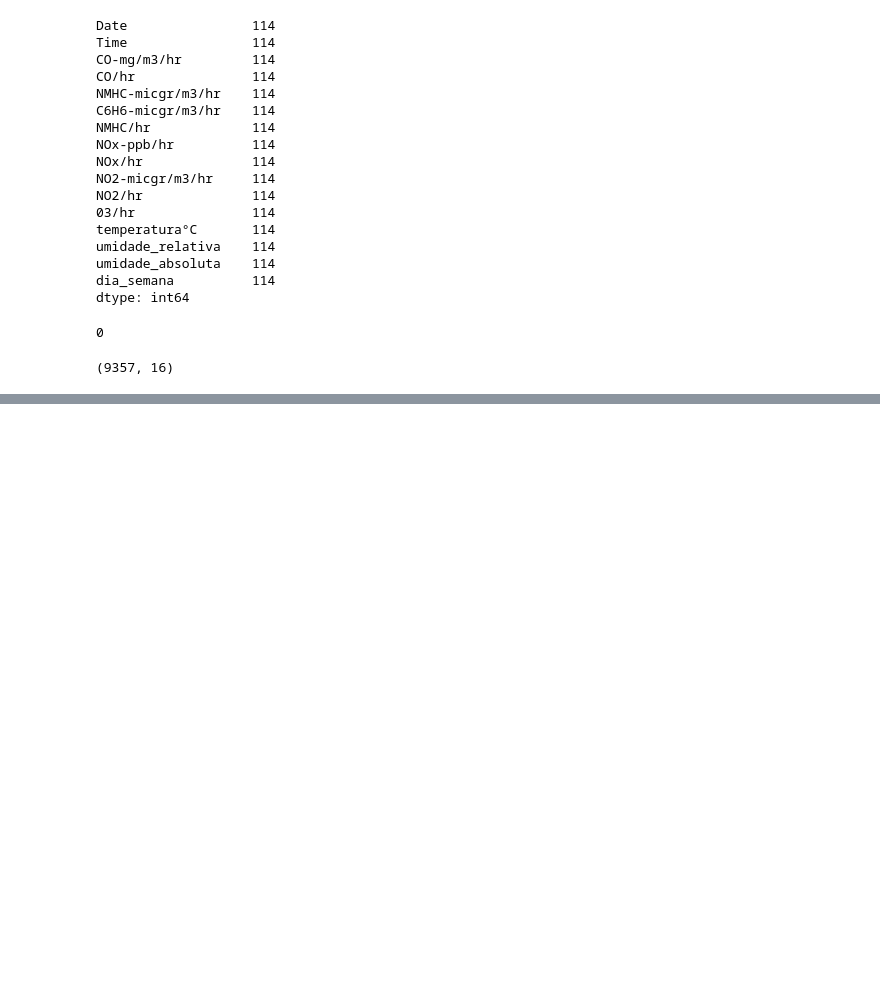
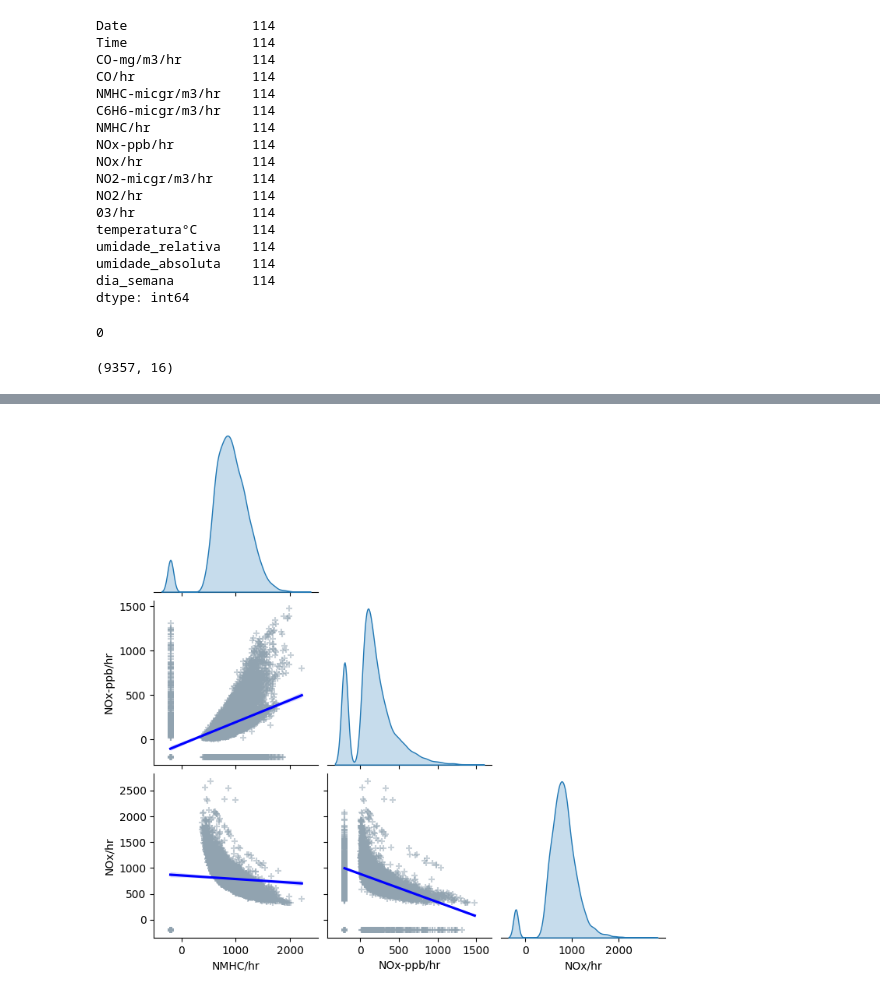
Before and after one commit to jairobernardesjunior/Qualidade_do_ar, a Jupyter notebook: qualidade_do_ar_analisa.ipynb, the cells around one changed output, grey strips where cells are left out. Drawn from its saved outputs; the diff is of its cells as text; code cells hidden in the pictures; blank space fills up the shorter version.

```diff
--- a/qualidade_do_ar_analisa.ipynb
+++ b/qualidade_do_ar_analisa.ipynb
@@ -249,0 +294,16 @@ df_quality.shape
+# %%
+# verificando a distribuição dos dados
+p= sns.pairplot(
+   df_quality[['NMHC/hr',
+               'NOx-ppb/hr',
+               'NOx/hr',
+               ]],
+                diag_kind="kde", corner=True, markers="+",
+                plot_kws={'line_kws':{'color':'#0000ff'},
+                           'scatter_kws': {'alpha': 0.5,
+                                           'color': '#91a3b0'}},
+                kind='reg'
+                );
+p.fig.subplots_adjust(top=0.95)
+# %% [output]
+[figure, added]
```
Also changed, not shown: parts of 13 cells of this notebook.
